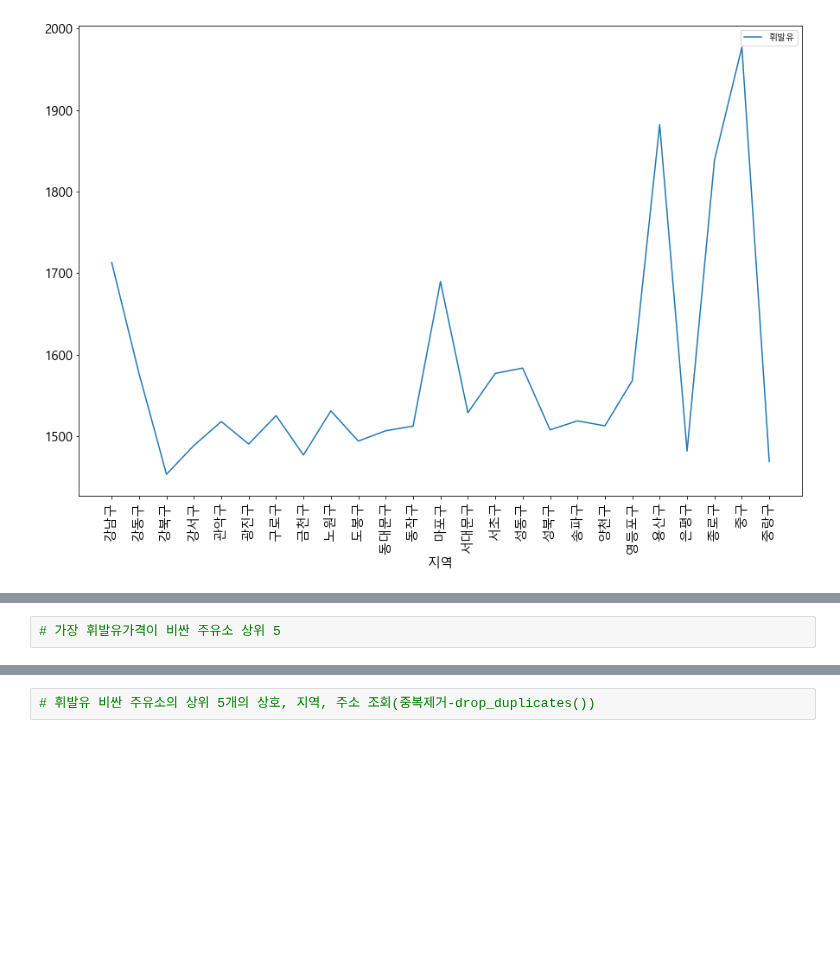
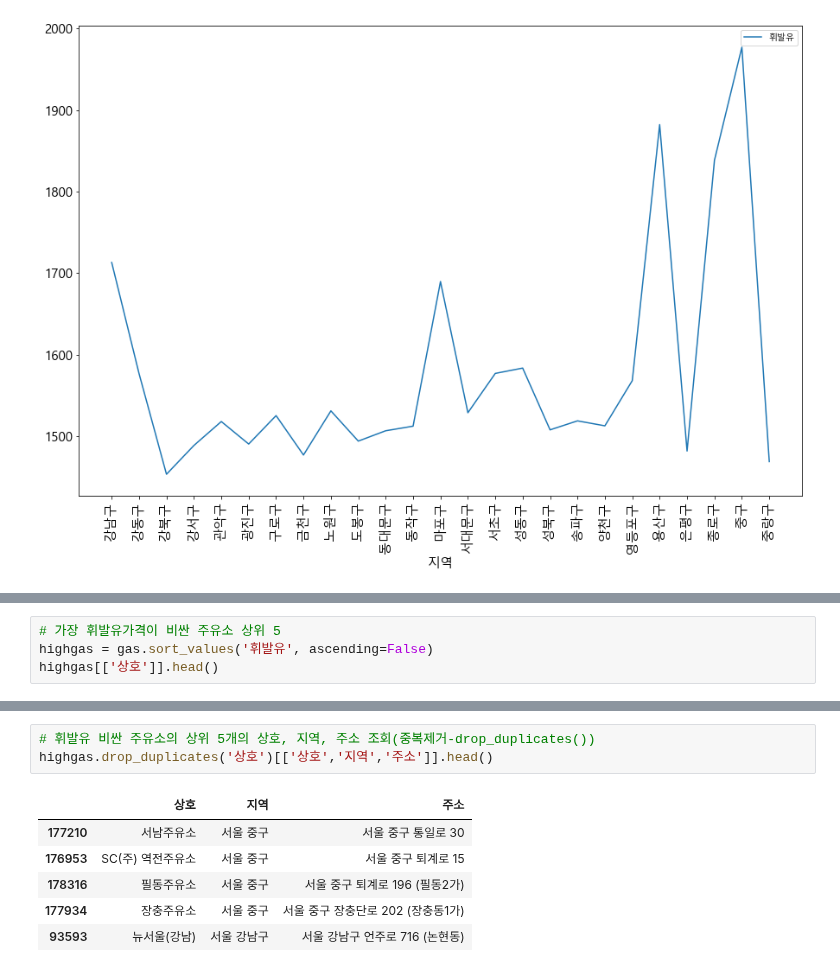
Before and after one commit to mein0121/Python_JupyterNotebook, a Jupyter notebook: 5.시각화(visualization)/주유소가격 데이터 분석/신영일_주유소가격 데이터.ipynb, the cells around one changed output, grey strips where cells are left out. Saved outputs shown, nothing was run; the diff lists cells and outputs as text; blank space fills up the shorter version.

```diff
--- a/5.시각화(visualization)/주유소가격 데이터 분석/신영일_주유소가격 데이터.ipynb
+++ b/5.시각화(visualization)/주유소가격 데이터 분석/신영일_주유소가격 데이터.ipynb
@@ -528,2 +544,4 @@ plt.show()
 # %%
 # 가장 휘발유가격이 비싼 주유소 상위 5
+highgas = gas.sort_values('휘발유', ascending=False)
+highgas[['상호']].head()
@@ -532,2 +584,10 @@ plt.show()
 # %%
 # 휘발유 비싼 주유소의 상위 5개의 상호, 지역, 주소 조회(중복제거-drop_duplicates())
+highgas.drop_duplicates('상호')[['상호','지역','주소']].head()
+# %% [output]
+|  | 상호 | 지역 | 주소 |
+| 177210 | 서남주유소 | 서울 중구 | 서울 중구 통일로 30 |
+| 176953 | SC(주) 역전주유소 | 서울 중구 | 서울 중구 퇴계로 15 |
+| 178316 | 필동주유소 | 서울 중구 | 서울 중구 퇴계로 196 (필동2가) |
+| 177934 | 장충주유소 | 서울 중구 | 서울 중구 장충단로 202 (장충동1가) |
+| 93593 | 뉴서울(강남) | 서울 강남구 | 서울 강남구 언주로 716 (논현동) |
```
Also changed, not shown: parts of 12 cells of this notebook, 1 other file.
